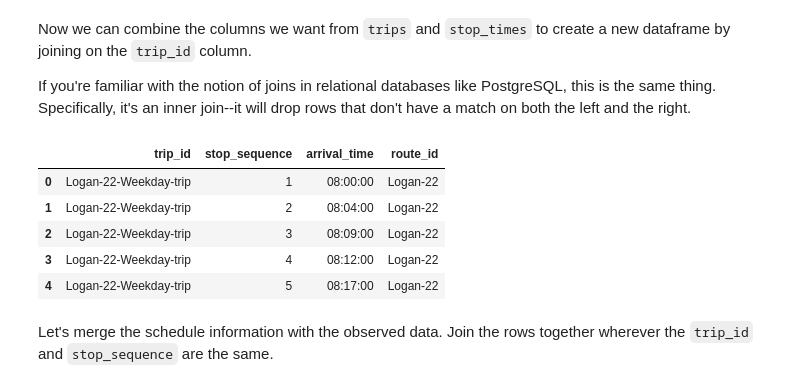
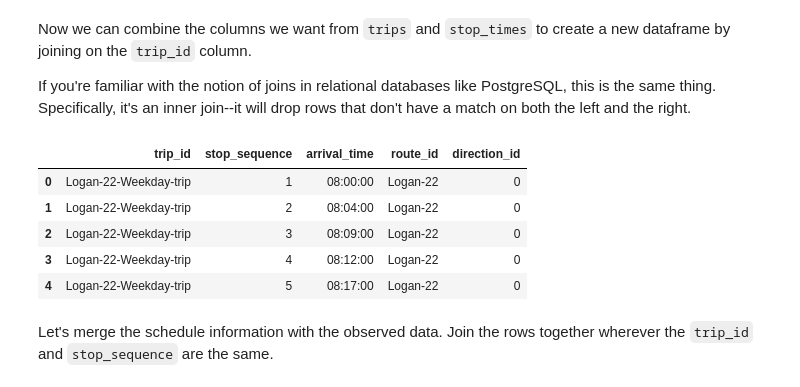
Before and after one commit to bdougsand/data-tutorial, a Jupyter notebook: MBTA Data.ipynb, the cells around one changed output. Saved outputs shown, nothing was run; the diff lists cells and outputs as text; code cells hidden in the pictures.

```diff
--- a/MBTA Data.ipynb
+++ b/MBTA Data.ipynb
@@ -200,16 +197,16 @@ Now we can combine the columns we want from `trips` and `stop_times` to create a
 If you're familiar with the notion of joins in relational databases like PostgreSQL, this is the same thing. Specifically, it's an inner join--it will drop rows that don't have a match on both the left and the right.
 # %%
 stop_times = pd.merge(stop_times[["trip_id", "stop_sequence", "arrival_time"]],
-                      trips[["trip_id", "route_id"]],
+                      trips[["trip_id", "route_id", "direction_id"]],
                       on="trip_id")
 stop_times.head()
 # %% [output]
-|  | trip_id | stop_sequence | arrival_time | route_id |
-| 0 | Logan-22-Weekday-trip | 1 | 08:00:00 | Logan-22 |
-| 1 | Logan-22-Weekday-trip | 2 | 08:04:00 | Logan-22 |
-| 2 | Logan-22-Weekday-trip | 3 | 08:09:00 | Logan-22 |
-| 3 | Logan-22-Weekday-trip | 4 | 08:12:00 | Logan-22 |
-| 4 | Logan-22-Weekday-trip | 5 | 08:17:00 | Logan-22 |
+|  | trip_id | stop_sequence | arrival_time | route_id | direction_id |
+| 0 | Logan-22-Weekday-trip | 1 | 08:00:00 | Logan-22 | 0 |
+| 1 | Logan-22-Weekday-trip | 2 | 08:04:00 | Logan-22 | 0 |
+| 2 | Logan-22-Weekday-trip | 3 | 08:09:00 | Logan-22 | 0 |
+| 3 | Logan-22-Weekday-trip | 4 | 08:12:00 | Logan-22 | 0 |
+| 4 | Logan-22-Weekday-trip | 5 | 08:17:00 | Logan-22 | 0 |
 # %% [markdown]
 Let's merge the schedule information with the observed data. Join the rows together wherever the `trip_id` and `stop_sequence` are the same.
 # %%
```
Also changed, not shown: parts of 39 cells of this notebook.
